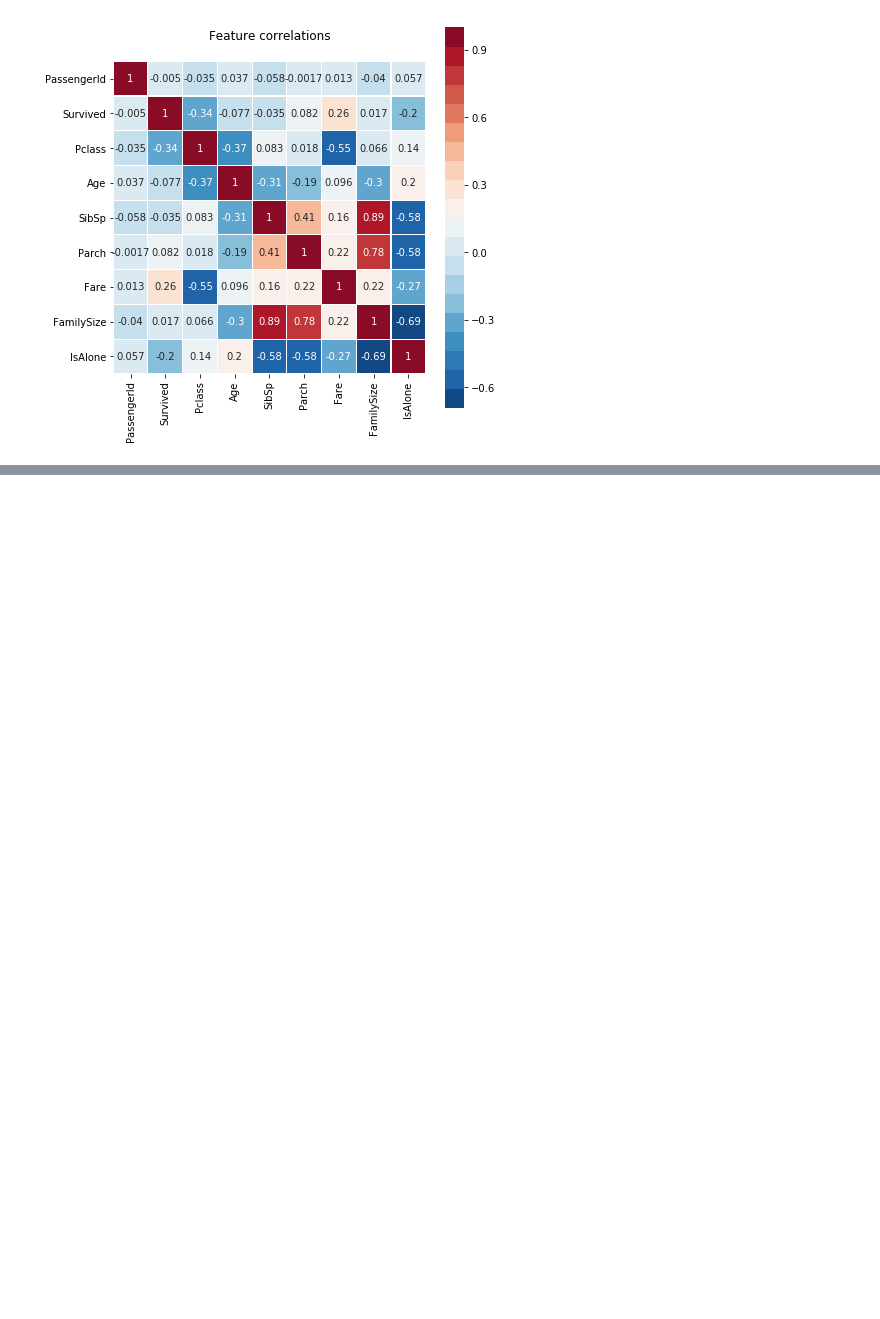
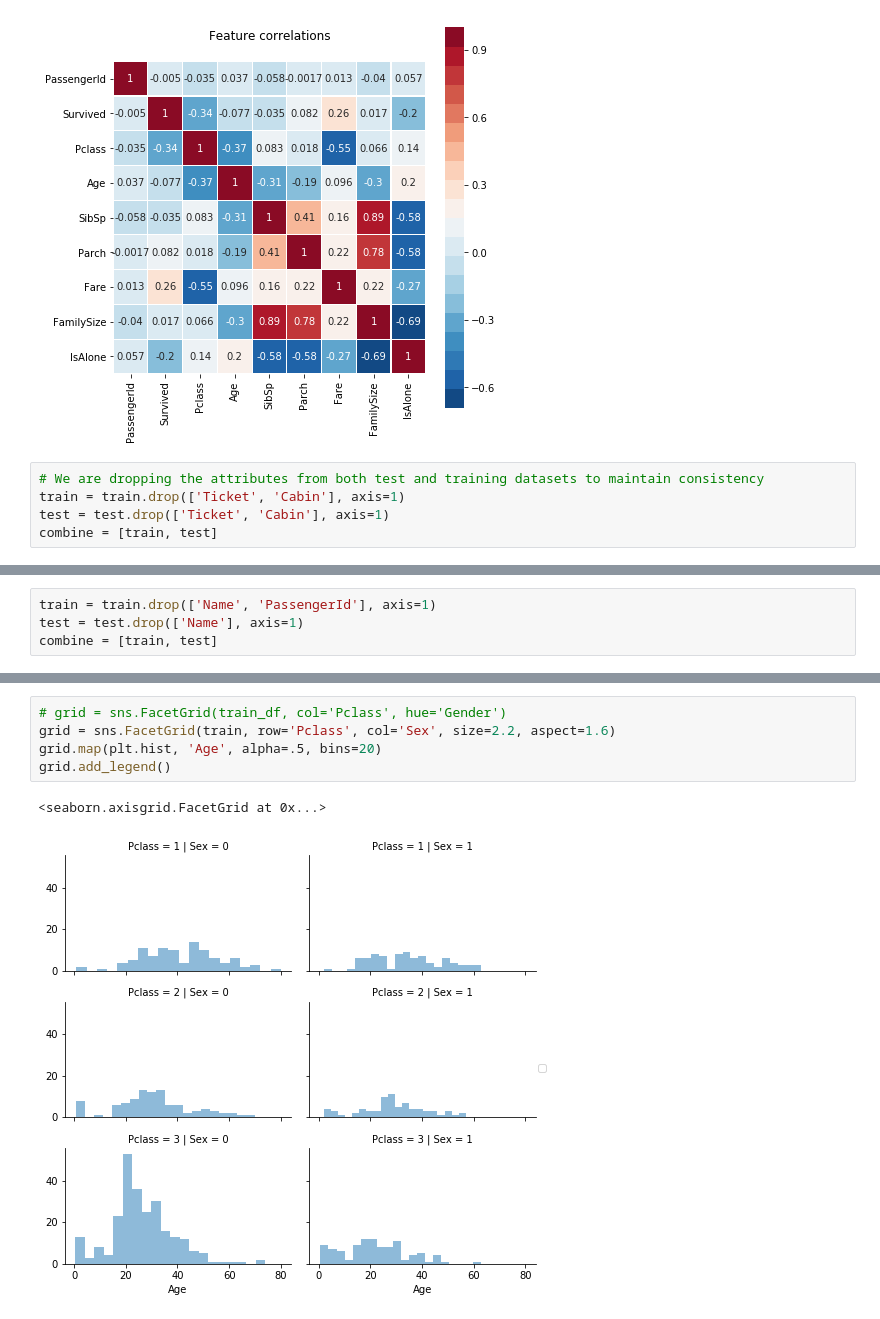
Before and after one commit to astrod/tensorflow-for-all, a Jupyter notebook: Titanic/Titanic.ipynb, the cells around one changed output, grey strips where cells are left out. Cells and saved outputs as stored; diff of their text form; blank space fills up the shorter version.

```diff
--- a/Titanic/Titanic.ipynb
+++ b/Titanic/Titanic.ipynb
@@ -213,3 +213,8 @@ sns.heatmap(train.corr(),linewidths=0.1,vmax=1.0, square=True, cmap=sns.color_pa
 # %% [output]
 <matplotlib.axes._subplots.AxesSubplot at 0x...>
 [figure]
+# %%
+# We are dropping the attributes from both test and training datasets to maintain consistency
+train = train.drop(['Ticket', 'Cabin'], axis=1)
+test = test.drop(['Ticket', 'Cabin'], axis=1)
+combine = [train, test]
@@ -215,0 +277,4 @@ sns.heatmap(train.corr(),linewidths=0.1,vmax=1.0, square=True, cmap=sns.color_pa
+# %%
+train = train.drop(['Name', 'PassengerId'], axis=1)
+test = test.drop(['Name'], axis=1)
+combine = [train, test]
@@ -215,0 +304,8 @@ sns.heatmap(train.corr(),linewidths=0.1,vmax=1.0, square=True, cmap=sns.color_pa
+# %%
+# grid = sns.FacetGrid(train_df, col='Pclass', hue='Gender')
+grid = sns.FacetGrid(train, row='Pclass', col='Sex', size=2.2, aspect=1.6)
+grid.map(plt.hist, 'Age', alpha=.5, bins=20)
+grid.add_legend()
+# %% [output]
+<seaborn.axisgrid.FacetGrid at 0x...>
+[figure, added]
```
Also changed, not shown: parts of 10 cells of this notebook.
